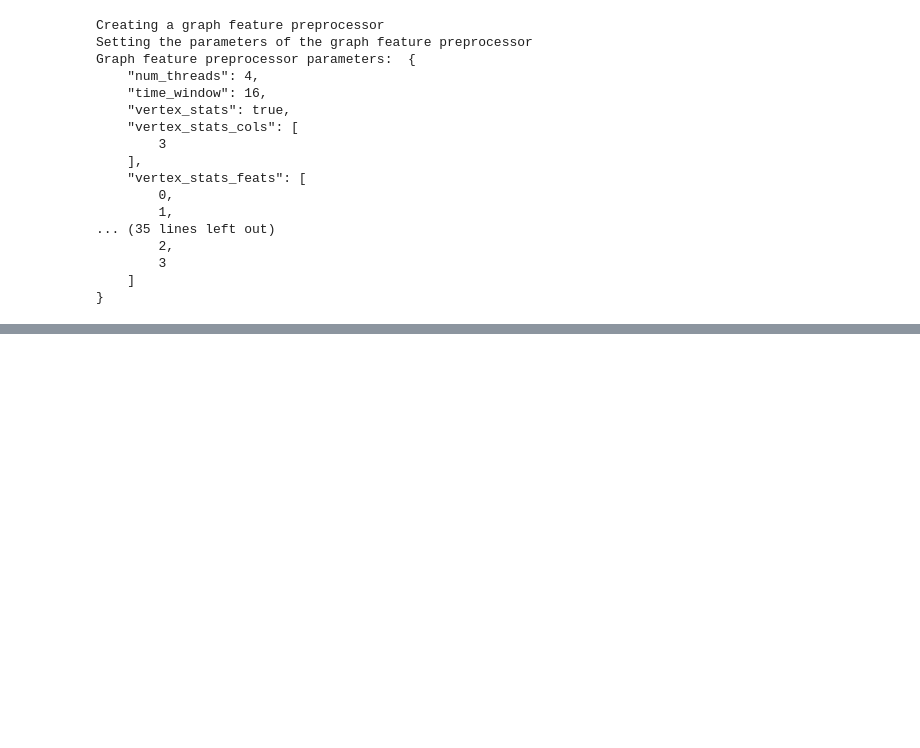
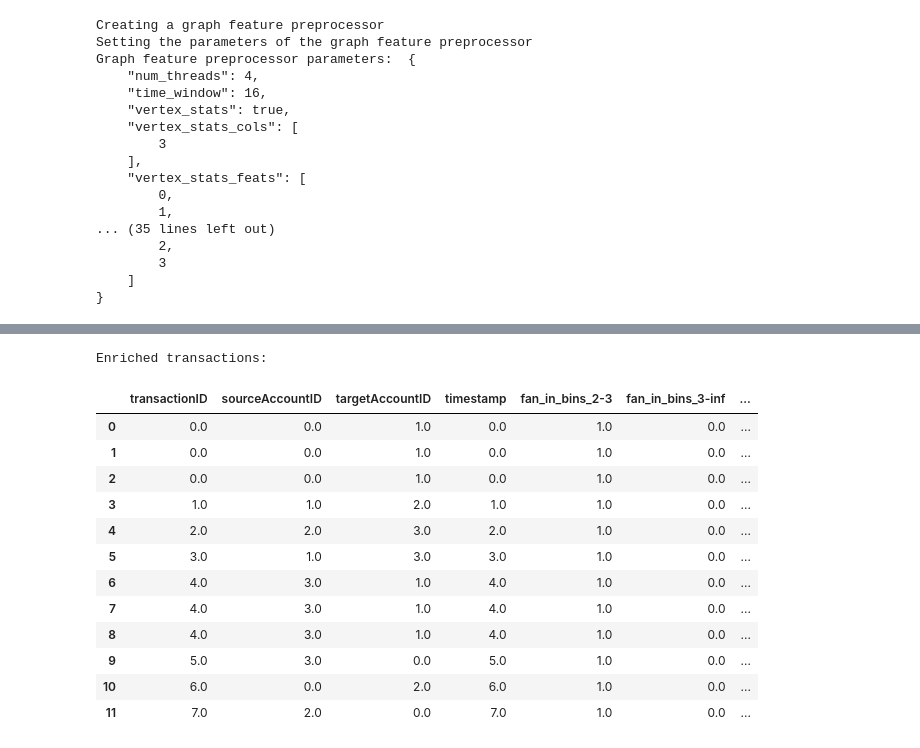
Before and after one commit to IBM/snapml-examples, a Jupyter notebook: examples/graph-feature-preprocessor/graph-feature-preprocessor.ipynb, the cells around one changed output, grey strips where cells are left out. Cells and saved outputs as stored; diff of their text form; code cells hidden in the pictures; blank space fills up the shorter version.

Commit message:
Updated graph feature preprocessing example.
Signed-off-by: Andreea Anghel <aan@zurich.ibm.com>

```diff
--- a/examples/graph-feature-preprocessor/graph-feature-preprocessor.ipynb
+++ b/examples/graph-feature-preprocessor/graph-feature-preprocessor.ipynb
@@ -102,3 +127,12 @@ Graph feature preprocessor parameters:  {
         3
     ]
 }
+# %%
+print("Enriching the transactions with new graph features ")
+print("Raw dataset shape: ", X_train.shape)
+
+# the fit_transform and transform functions are equivalent
+# these functions can run on single transactions or on batches of transactions
+X_train_enriched = gp.fit_transform(X_train.astype("float64"))
+
+print("Enriched dataset shape: ", X_train_enriched.shape)
@@ -216,0 +191,18 @@ Enriching the test transactions with new graph features
+# %%
+print("Enriched transactions: ")
+print_enriched_transaction(X_train_enriched, gp.get_params())
+# %% [output]
+Enriched transactions:
+|  | transactionID | sourceAccountID | targetAccountID | timestamp | fan_in_bins_2-3 | fan_in_bins_3-inf | ... |
+| 0 | 0.0 | 0.0 | 1.0 | 0.0 | 1.0 | 0.0 | ... |
+| 1 | 0.0 | 0.0 | 1.0 | 0.0 | 1.0 | 0.0 | ... |
+| 2 | 0.0 | 0.0 | 1.0 | 0.0 | 1.0 | 0.0 | ... |
+| 3 | 1.0 | 1.0 | 2.0 | 1.0 | 1.0 | 0.0 | ... |
+| 4 | 2.0 | 2.0 | 3.0 | 2.0 | 1.0 | 0.0 | ... |
+| 5 | 3.0 | 1.0 | 3.0 | 3.0 | 1.0 | 0.0 | ... |
+| 6 | 4.0 | 3.0 | 1.0 | 4.0 | 1.0 | 0.0 | ... |
+| 7 | 4.0 | 3.0 | 1.0 | 4.0 | 1.0 | 0.0 | ... |
+| 8 | 4.0 | 3.0 | 1.0 | 4.0 | 1.0 | 0.0 | ... |
+| 9 | 5.0 | 3.0 | 0.0 | 5.0 | 1.0 | 0.0 | ... |
+| 10 | 6.0 | 0.0 | 2.0 | 6.0 | 1.0 | 0.0 | ... |
+| 11 | 7.0 | 2.0 | 0.0 | 7.0 | 1.0 | 0.0 | ... |
```
Also changed, not shown: parts of 14 cells of this notebook, 4 other files.
